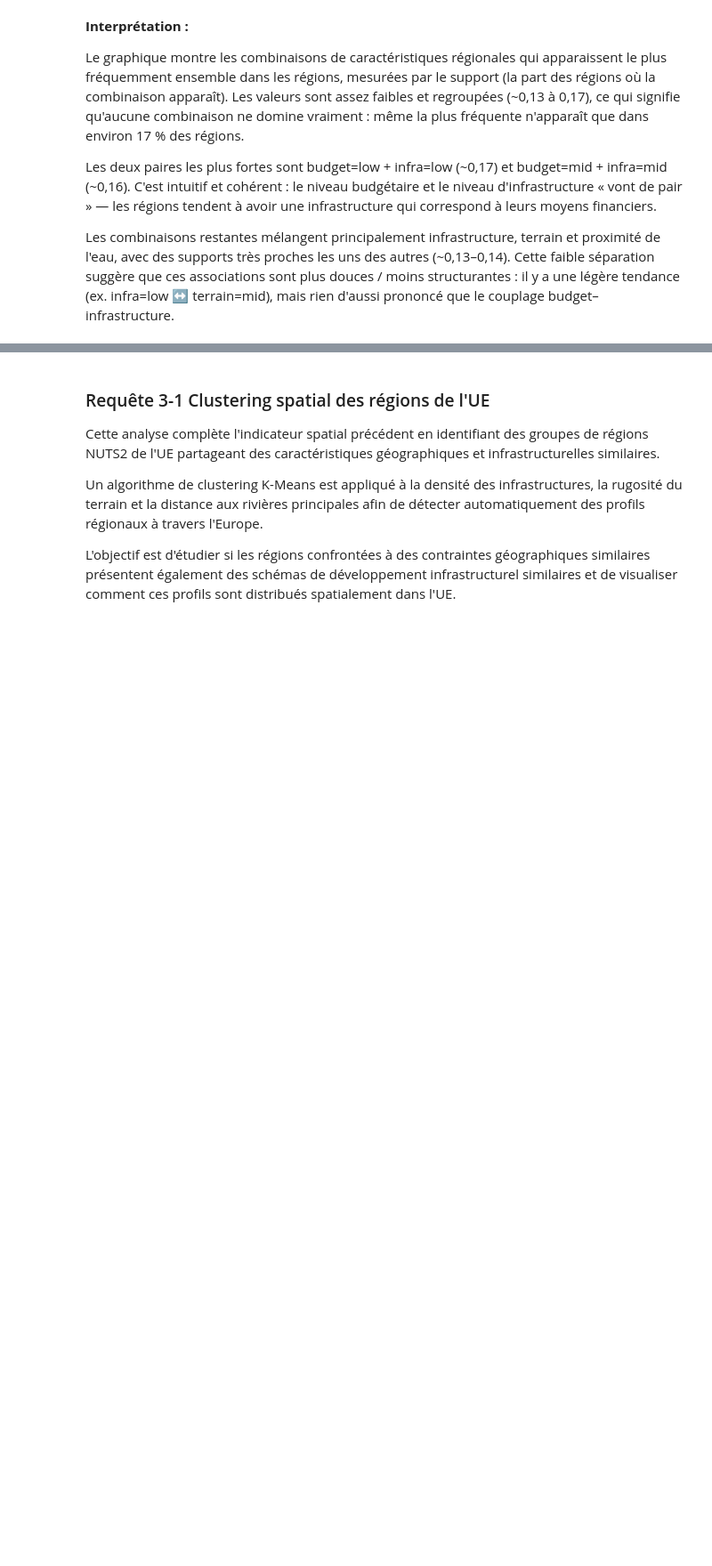
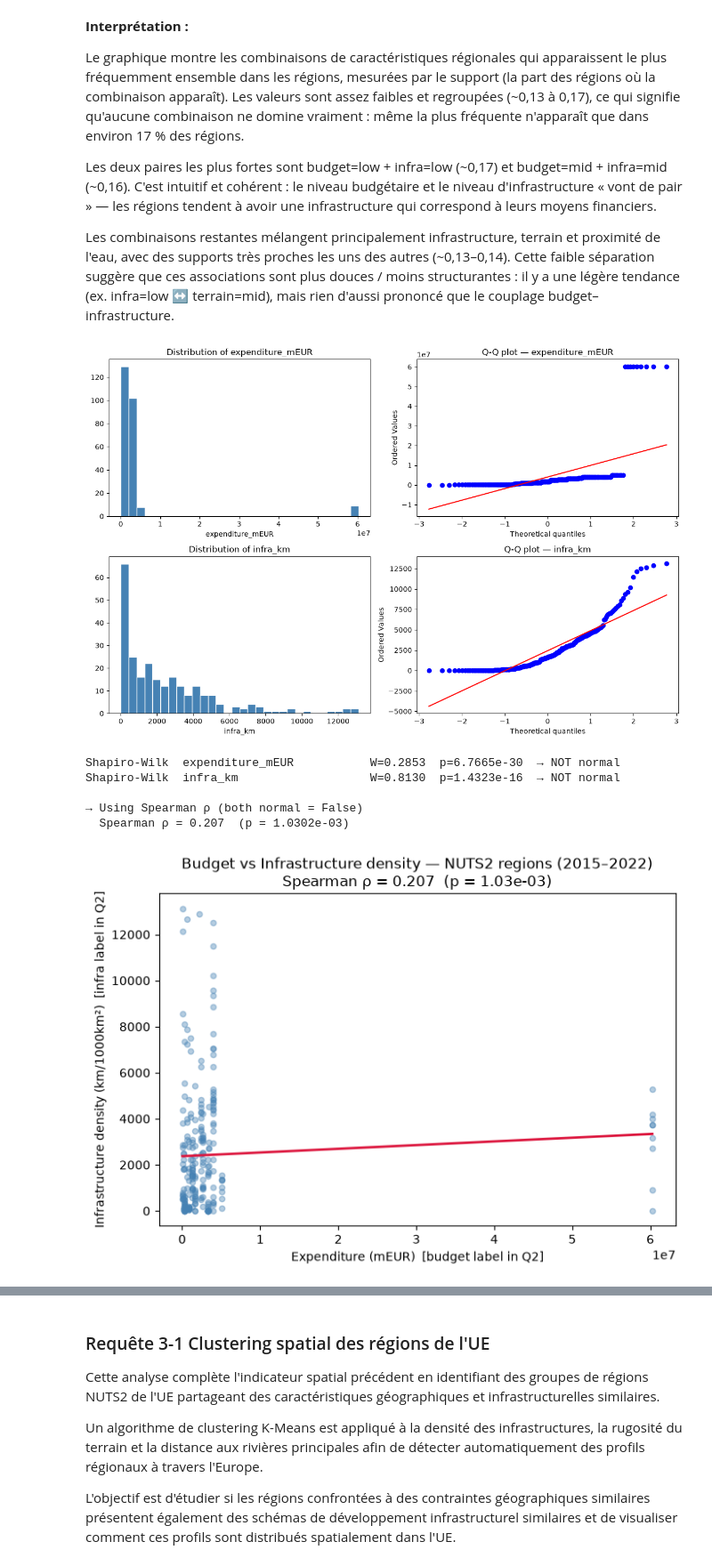
Before and after one commit to mothland/data-analysis-esilv-project, a Jupyter notebook: notebook_skeleton.ipynb, the cells around one changed output, grey strips where cells are left out. Shown at 89% size. Cells and saved outputs as stored; diff of their text form; code cells hidden in the pictures; blank space fills up the shorter version.

```diff
--- a/notebook_skeleton.ipynb
+++ b/notebook_skeleton.ipynb
@@ -896,3 +896,68 @@ Le graphique montre les combinaisons de caractéristiques régionales qui appara
 Les deux paires les plus fortes sont budget=low + infra=low (~0,17) et budget=mid + infra=mid (~0,16). C'est intuitif et cohérent : le niveau budgétaire et le niveau d'infrastructure « vont de pair » — les régions tendent à avoir une infrastructure qui correspond à leurs moyens financiers.
 
 Les combinaisons restantes mélangent principalement infrastructure, terrain et proximité de l'eau, avec des supports très proches les uns des autres (~0,13–0,14). Cette faible séparation suggère que ces associations sont plus douces / moins structurantes : il y a une légère tendance (ex. infra=low ↔ terrain=mid), mais rien d'aussi prononcé que le couplage budget–infrastructure.
+# %%
+
+from scipy import stats
+
+# Même sous-ensemble que Query 2
+sub = master[master['year'].between(2015, 2022)].copy()
+reg = sub.groupby('NUTS_ID')[['expenditure_mEUR', 'infra_km']].mean().dropna().reset_index()
+
+# ── 1. Vérification des distributions ─────────────────────────────────────────
+fig, axes = plt.subplots(2, 2, figsize=(12, 8))
+
+for col, row_axes in zip(['expenditure_mEUR', 'infra_km'], axes):
+    # Histogramme
+    row_axes[0].hist(reg[col], bins=30, color='steelblue', edgecolor='white')
+    row_axes[0].set_title(f'Distribution of {col}')
+    row_axes[0].set_xlabel(col)
+
+    # Q-Q plot
+    stats.probplot(reg[col], plot=row_axes[1])
+    row_axes[1].set_title(f'Q-Q plot — {col}')
+
+plt.tight_layout()
+plt.show()
+
+# ── 2. Test de normalité (Shapiro-Wilk, limité à 5 000 obs) ──────────────────
+for col in ['expenditure_mEUR', 'infra_km']:
+    sample = reg[col].dropna()
+    if len(sample) > 5000:
+        sample = sample.sample(5000, random_state=42)
+    stat, p = stats.shapiro(sample)
+    print(f"Shapiro-Wilk  {col:25s}  W={stat:.4f}  p={p:.4e}  → {'NORMAL' if p > 0.05 else 'NOT normal'}")
+
+# ── 3. Choix du coefficient + scatter ─────────────────────────────────────────
+p_budget = stats.shapiro(reg['expenditure_mEUR'].dropna()[:5000])[1]
+p_infra  = stats.shapiro(reg['infra_km'].dropna()[:5000])[1]
+both_normal = (p_budget > 0.05) and (p_infra > 0.05)
+
+if both_normal:
+    corr, pval = stats.pearsonr(reg['expenditure_mEUR'], reg['infra_km'])
+    method = "Pearson r"
+else:
+    corr, pval = stats.spearmanr(reg['expenditure_mEUR'], reg['infra_km'])
+    method = "Spearman ρ"
+
+print(f"\n→ Using {method} (both normal = {both_normal})")
+print(f"  {method} = {corr:.3f}  (p = {pval:.4e})")
+
+fig, ax = plt.subplots(figsize=(7, 5))
+ax.scatter(reg['expenditure_mEUR'], reg['infra_km'], alpha=0.4, s=20, color='steelblue')
+m, b = np.polyfit(reg['expenditure_mEUR'], reg['infra_km'], 1)
+x_line = np.linspace(reg['expenditure_mEUR'].min(), reg['expenditure_mEUR'].max(), 200)
+ax.plot(x_line, m * x_line + b, color='crimson', linewidth=2)
+ax.set_xlabel('Expenditure (mEUR)  [budget label in Q2]')
+ax.set_ylabel('Infrastructure density (km/1000km²)  [infra label in Q2]')
+ax.set_title(f'Budget vs Infrastructure density — NUTS2 regions (2015–2022)\n{method} = {corr:.3f}  (p = {pval:.2e})')
+plt.tight_layout()
+plt.show()
+# %% [output]
+[figure, added]
+Shapiro-Wilk  expenditure_mEUR           W=0.2853  p=6.7665e-30  → NOT normal
+Shapiro-Wilk  infra_km                   W=0.8130  p=1.4323e-16  → NOT normal
+
+→ Using Spearman ρ (both normal = False)
+  Spearman ρ = 0.207  (p = 1.0302e-03)
+[figure, added]
```
Also changed, not shown: parts of 1 cell of this notebook.
